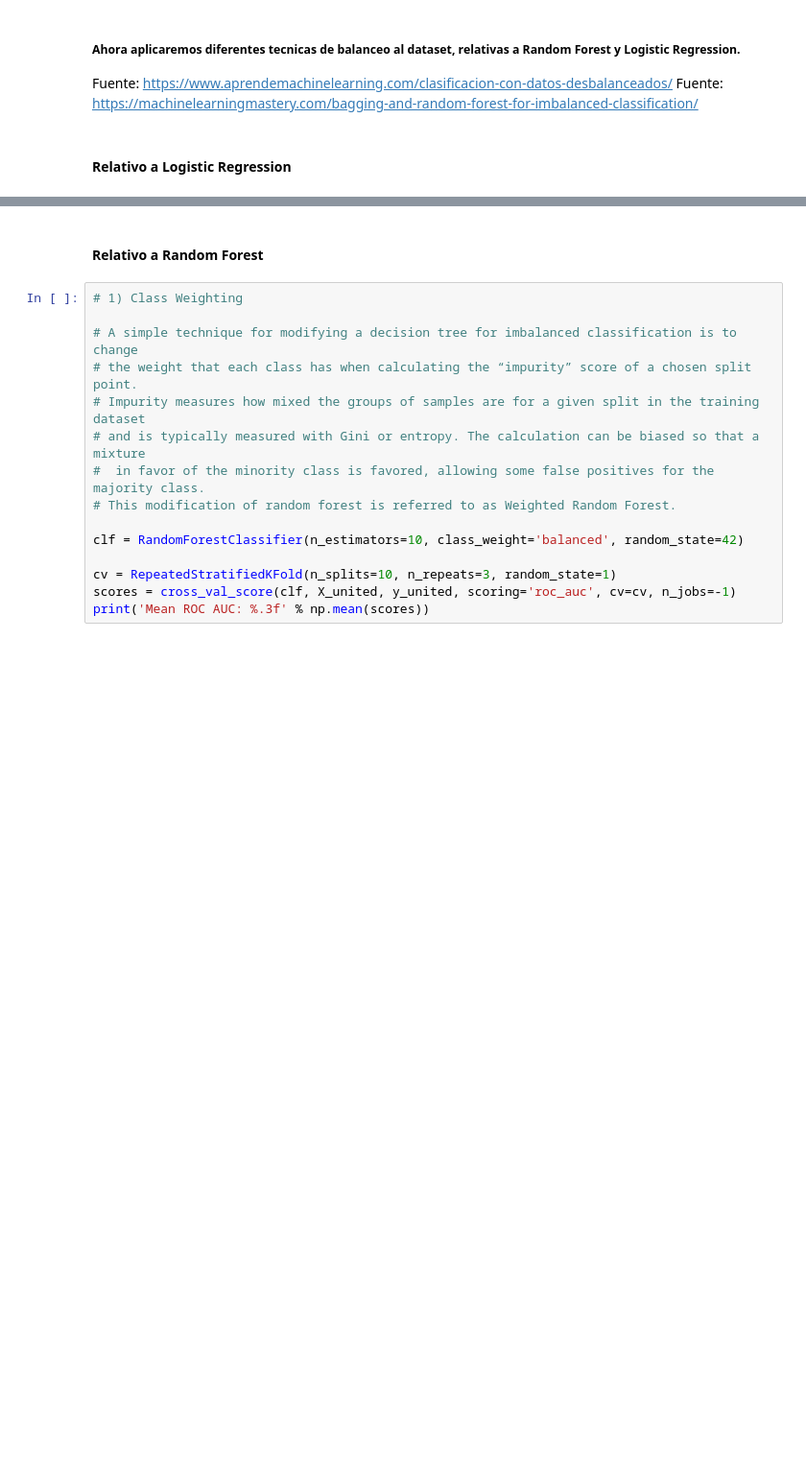
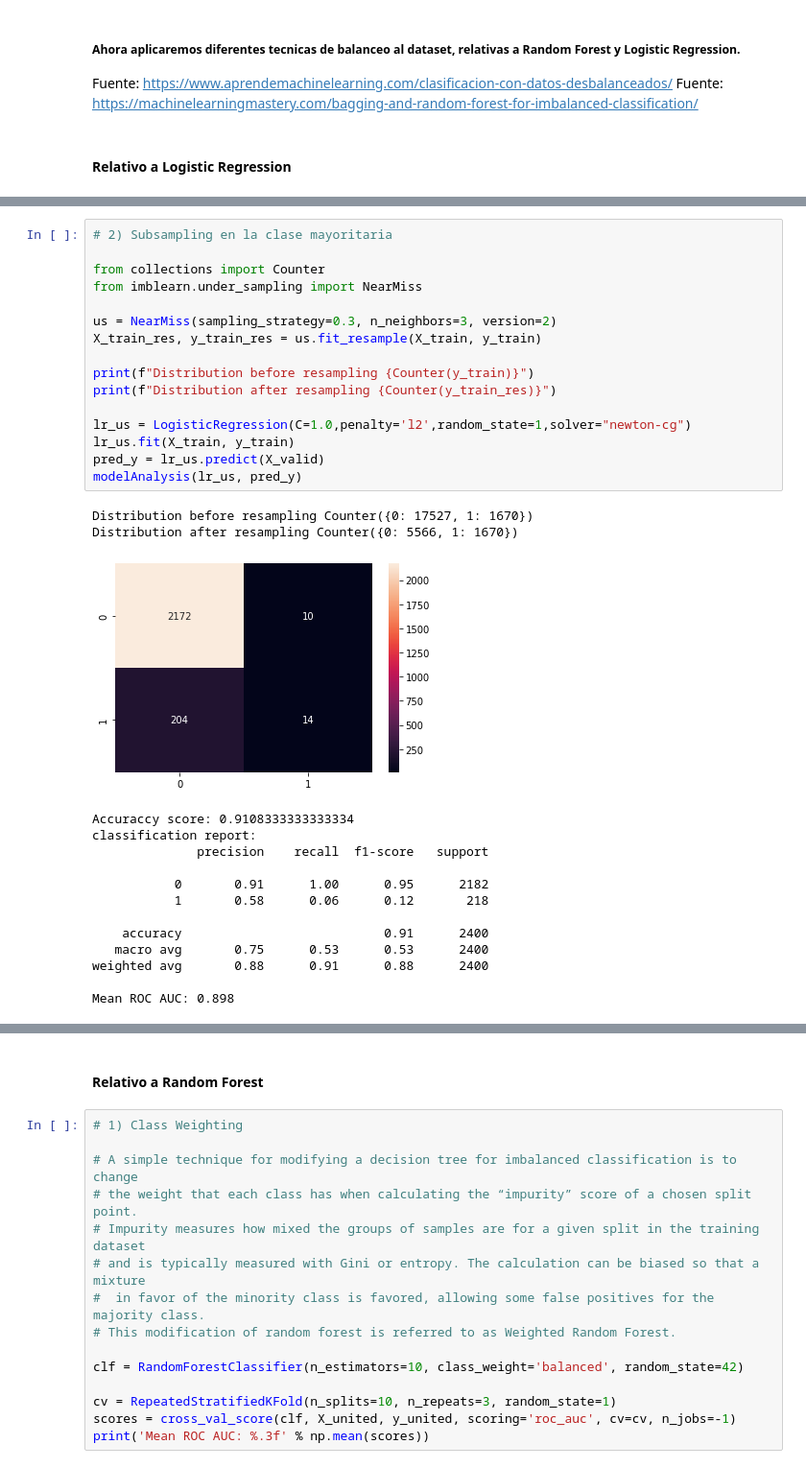
Before and after one commit to lusilve44/Final-Project-4Geeks, a Jupyter notebook: src/explore.ipynb, the cells around one changed output, grey strips where cells are left out. Shown at 96% size. Drawn from its saved outputs; the diff is of its cells as text; blank space fills up the shorter version.

```diff
--- a/src/explore.ipynb
+++ b/src/explore.ipynb
@@ -693,2 +682,34 @@ weighted avg       0.93      0.84      0.87      2400
 
 Mean ROC AUC: 0.904
+# %%
+# 2) Subsampling en la clase mayoritaria
+
+from collections import Counter
+from imblearn.under_sampling import NearMiss
+
+us = NearMiss(sampling_strategy=0.3, n_neighbors=3, version=2)
+X_train_res, y_train_res = us.fit_resample(X_train, y_train)
+
+print(f"Distribution before resampling {Counter(y_train)}")
+print(f"Distribution after resampling {Counter(y_train_res)}")
+
+lr_us = LogisticRegression(C=1.0,penalty='l2',random_state=1,solver="newton-cg")
+lr_us.fit(X_train, y_train)
+pred_y = lr_us.predict(X_valid)
+modelAnalysis(lr_us, pred_y)
+# %% [output]
+Distribution before resampling Counter({0: 17527, 1: 1670})
+Distribution after resampling Counter({0: 5566, 1: 1670})
+[figure, added]
+Accuraccy score: 0.9108333333333334
+classification report:
+              precision    recall  f1-score   support
+
+           0       0.91      1.00      0.95      2182
+           1       0.58      0.06      0.12       218
+
+    accuracy                           0.91      2400
+   macro avg       0.75      0.53      0.53      2400
+weighted avg       0.88      0.91      0.88      2400
+
+Mean ROC AUC: 0.898
```
Also changed, not shown: parts of 78 cells of this notebook, 2 other files.
